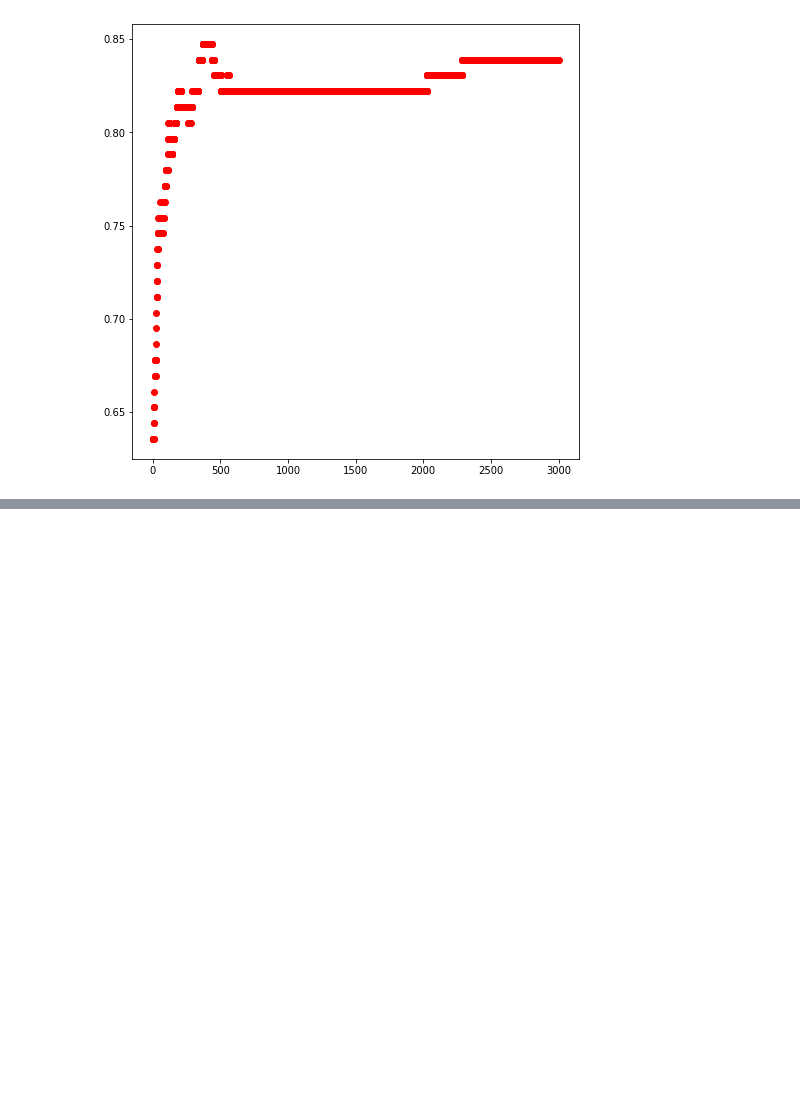
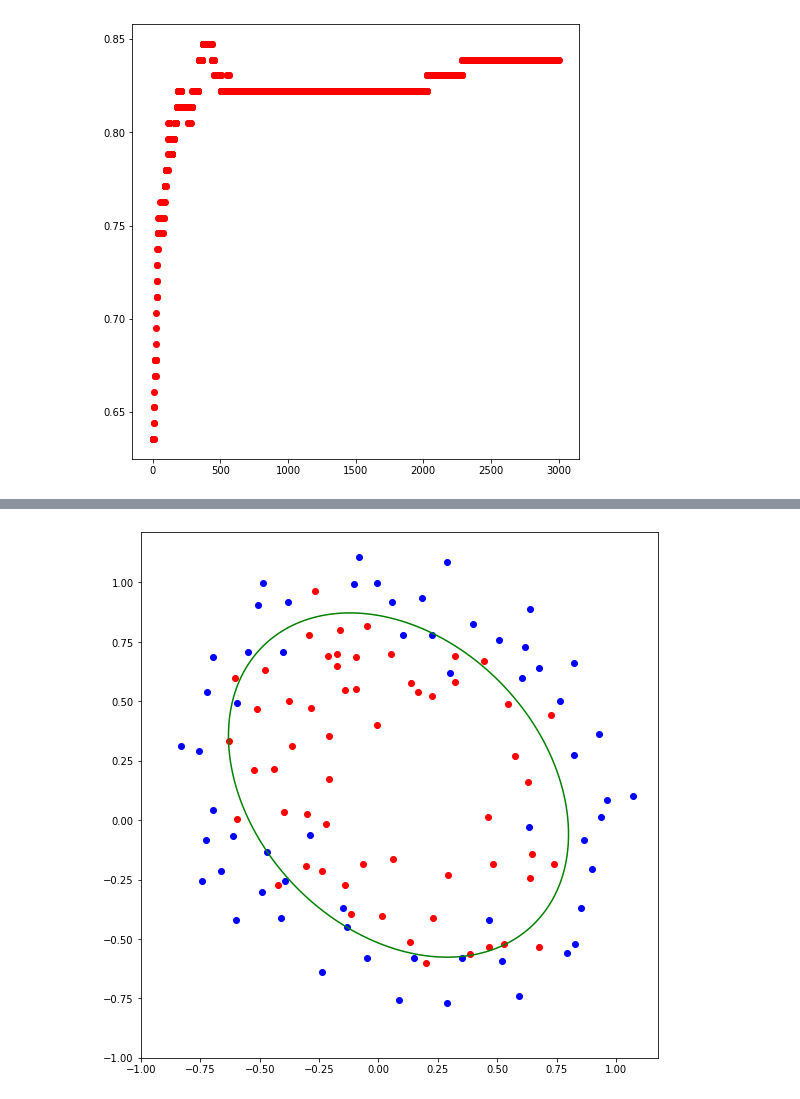
Before and after one commit to susanna1221/MachineLearningHW, a Jupyter notebook: HW5.ipynb, the cells around one changed output, grey strips where cells are left out. Saved outputs shown, nothing was run; the diff lists cells and outputs as text; code cells hidden in the pictures; blank space fills up the shorter version.

Commit message:
Plot the optimal classifier superimposed on the training data

```diff
--- a/HW5.ipynb
+++ b/HW5.ipynb
@@ -214,0 +212,18 @@ Saving data-nonlinear.txt to data-nonlinear.txt
+# %%
+#Plot the optimal classifier superimposed on the training data
+
+plt.figure(figsize=(8, 8))
+plt.scatter(pointX0, pointY0, c='b')
+plt.scatter(pointX1, pointY1, c='r')
+plt.tight_layout()
+plt.gca().set_aspect('equal', adjustable='box')
+
+xla = -np.linspace(-1.0,+1.0,1000)
+yla = np.linspace(-1.0,+1.0,1000)
+X,Y = np.meshgrid(xla,yla)
+eqn = tt[0] + tt[1]*X**2 + tt[2]*Y**2 + tt[3]*X*Y + tt[4]*X + tt[5]*Y
+Z = 0
+plt.contour(X,Y,eqn,[Z], colors='green')
+plt.show()
+# %% [output]
+[figure, added]
```
Also changed, not shown: parts of 4 cells of this notebook.
